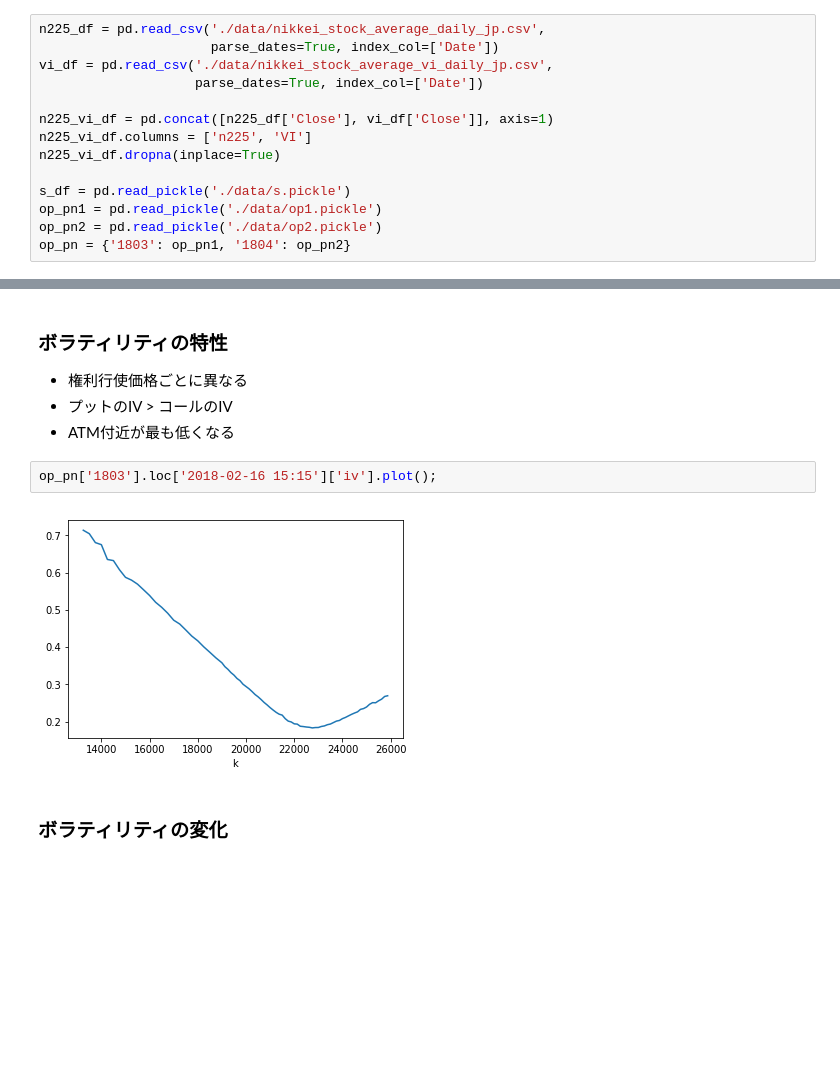
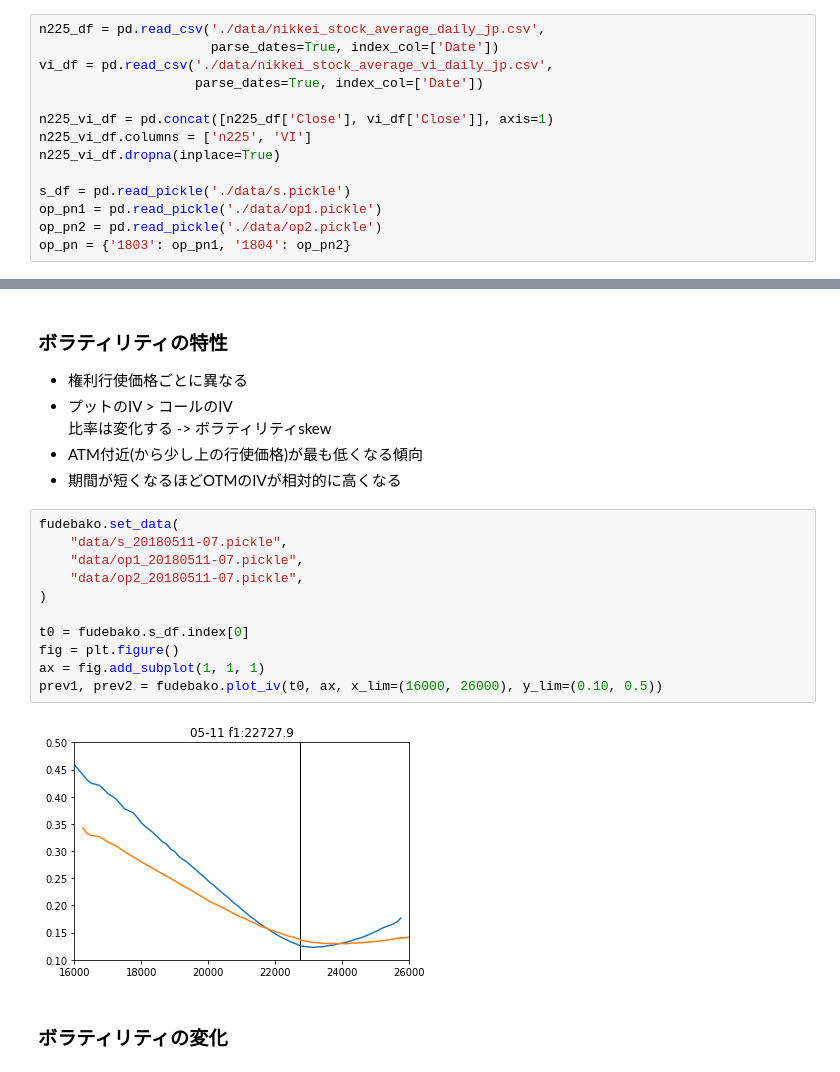
Before and after one commit to drillan/option-old, a Jupyter notebook: VolatilityFeature.ipynb, the cells around one changed output, grey strips where cells are left out. Saved outputs shown, nothing was run; the diff lists cells and outputs as text; blank space fills up the shorter version.

```diff
--- a/VolatilityFeature.ipynb
+++ b/VolatilityFeature.ipynb
@@ -23,10 +36,21 @@ op_pn = {'1803': op_pn1, '1804': op_pn2}
 
 * 権利行使価格ごとに異なる
 * プットのIV > コールのIV
-* ATM付近が最も低くなる
+  比率は変化する -> ボラティリティskew
+* ATM付近(から少し上の行使価格)が最も低くなる傾向
+* 期間が短くなるほどOTMのIVが相対的に高くなる
-# %%
-op_pn['1803'].loc['2018-02-16 15:15']['iv'].plot();
-# %% [output]
-[figure, removed]
+# %%
+fudebako.set_data(
+    "data/s_20180511-07.pickle",
+    "data/op1_20180511-07.pickle",
+    "data/op2_20180511-07.pickle",
+)
+
+t0 = fudebako.s_df.index[0]
+fig = plt.figure()
+ax = fig.add_subplot(1, 1, 1)
+prev1, prev2 = fudebako.plot_iv(t0, ax, x_lim=(16000, 26000), y_lim=(0.10, 0.5))
+# %% [output]
+[figure, added]
 # %% [markdown]
 ### ボラティリティの変化
```
Also changed, not shown: parts of 11 cells of this notebook, 12 other files.
